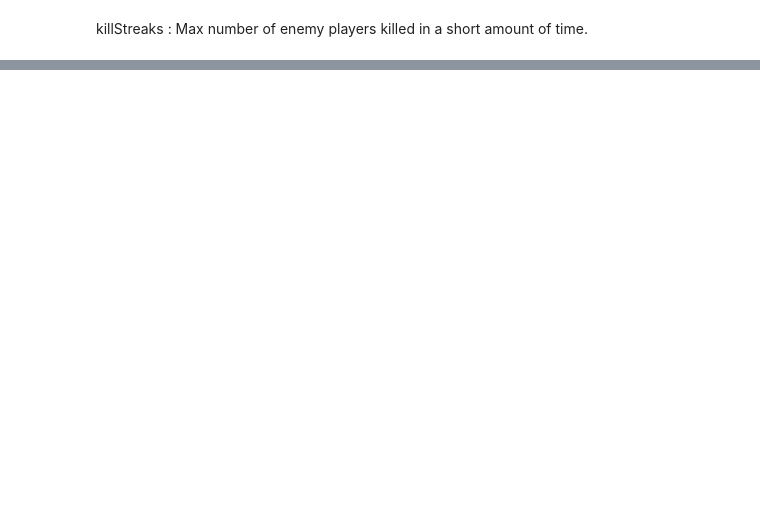
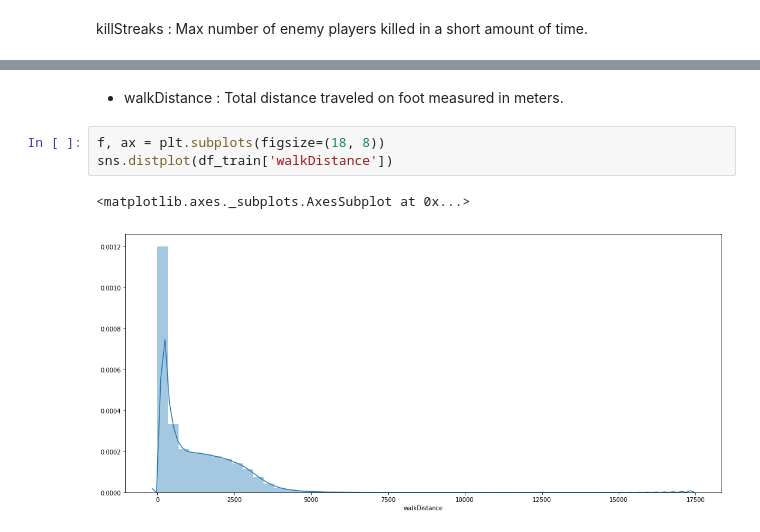
Before and after one commit to souvikb07/PUBG-Finish-Placement-Prediction, a Jupyter notebook: Notebooks/second_model.ipynb, the cells around one changed output, grey strips where cells are left out. Saved outputs shown, nothing was run; the diff lists cells and outputs as text; blank space fills up the shorter version.

```diff
--- a/Notebooks/second_model.ipynb
+++ b/Notebooks/second_model.ipynb
@@ -210,0 +581,8 @@ py.iplot(fig, filename='schoolStateNames')
+# %% [markdown]
+- walkDistance : Total distance traveled on foot measured in meters.
+# %%
+f, ax = plt.subplots(figsize=(18, 8))
+sns.distplot(df_train['walkDistance'])
+# %% [output]
+<matplotlib.axes._subplots.AxesSubplot at 0x...>
+[figure, added]
```
Also changed, not shown: parts of 49 cells of this notebook.
